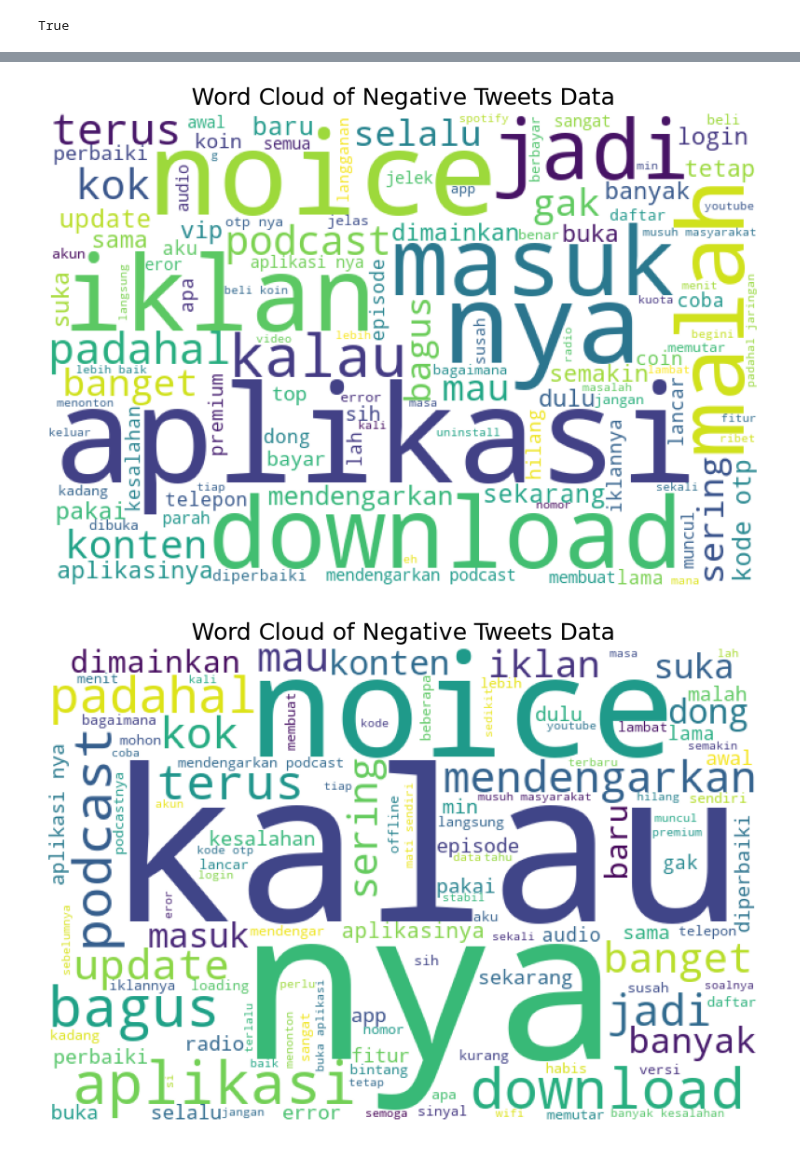
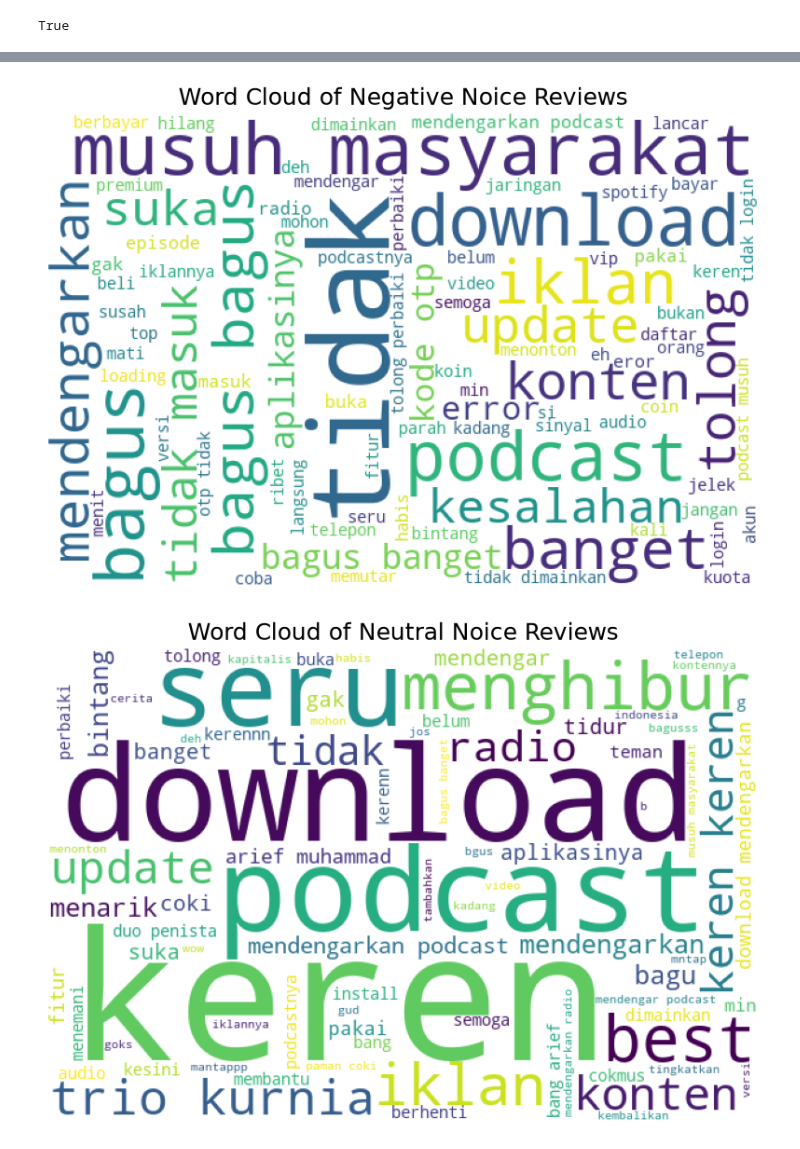
Before and after one commit to hairulanaam/sentiment-analysis-noice-app, a Jupyter notebook: notebook/training.ipynb, the cells around one changed output, grey strips where cells are left out. Drawn from its saved outputs; the diff is of its cells as text; code cells hidden in the pictures.

```diff
--- a/notebook/training.ipynb
+++ b/notebook/training.ipynb
@@ -54,0 +97,4 @@ memory usage: 1.0 MB
+# %%
+# Hapus kolom yang memiliki banyak nilai yang hilang
+df.drop(['replyContent', 'repliedAt'], axis=1, inplace=True)
+df.info()
@@ -286,15 +342,9 @@ negatif.index += 1
 # %%
+# DataFrame untuk ulasan dengan polaritas neutral
 pd.set_option('display.max_colwidth', 3000)
 
-# Membuat DataFrame baru 'netral' yang hanya berisi reviews dengan polaritas netral.
-netral = df_clean[df_clean['sentiment'] == 'netral']
-
-# Memilih hanya kolom-kolom tertentu dari DataFrame 'netral'.
-netral = netral[['text_final', 'sentiment','text_stopword']]
-
-# Mengatur ulang indeks DataFrame agar dimulai dari 0.
-netral = netral.reset_index(drop=True)
-
-# Menambahkan 1 ke semua indeks DataFrame.
-netral.index += 1
+neutral = df[df['polarity'] == 'neutral']
+neutral = neutral[['text_final', 'polarity_score', 'polarity','text_stopword']]
+neutral = neutral.reset_index(drop=True)
+neutral.index += 1
 # %%
@@ -371,73 +384,35 @@ plt.show()
 # %%
-# Membuat string kosong 'list_words' yang akan digunakan untuk mengumpulkan semua kata dari teks yang sudah dibersihkan dalam reviews negatif.
+# Visualisasi Word Cloud dari data ulasan negative
 list_words = ''
-
-# Iterasi melalui setiap tweet dalam kolom 'text_stopword' dari DataFrame 'negatif'.
-for tweet in negatif['text_stopword']:
-    # Iterasi melalui setiap kata dalam tweet.
+for tweet in negative['text_stopword']:
     for word in tweet:
-        # Menambahkan kata ke dalam 'list_words'.
         list_words += ' ' + (word)
 
-# Membuat objek WordCloud dengan parameter tertentu.
 wordcloud = WordCloud(width=600, height=400, background_color='white', min_font_size=10).generate(list_words)
-
-# Membuat gambar dan sumbu untuk menampilkan word cloud.
 fig, ax = plt.subplots(figsize=(8, 6))
-
-# Menetapkan judul untuk word cloud.
-ax.set_title('Word Cloud of Negative Tweets Data', fontsize=18)
-
-# Menonaktifkan grid pada sumbu.
+ax.set_title('Word Cloud of Negative Noice Reviews', fontsize=18)
 ax.grid(False)
-
-# Menampilkan word cloud dalam gambar.
 ax.imshow((wordcloud))
-
-# Mengatur layout gambar.
 fig.tight_layout(pad=0)
-
-# Menyembunyikan sumbu.
 ax.axis('off')
-
-# Menampilkan word cloud.
 plt.show()
 # %% [output]
-[figure, old version]
+[figure, new version]
 # %%
-# Membuat string kosong 'list_words' yang akan digunakan untuk mengumpulkan semua kata dari teks yang sudah dibersihkan dalam reviews netral.
+# Visualisasi Word Cloud dari data ulasan neutral
 list_words = ''
-
-# Iterasi melalui setiap tweet dalam kolom 'text_stopword' dari DataFrame 'netral'.
-for tweet in netral['text_stopword']:
-    # Iterasi melalui setiap kata dalam tweet.
+for tweet in neutral['text_stopword']:
     for word in tweet:
-        # Menambahkan kata ke dalam 'list_words'.
         list_words += ' ' + (word)
 
-# Membuat objek WordCloud dengan parameter tertentu.
 wordcloud = WordCloud(width=600, height=400, background_color='white', min_font_size=10).generate(list_words)
-
-# Membuat gambar dan sumbu untuk menampilkan word cloud.
 fig, ax = plt.subplots(figsize=(8, 6))
-
-# Menetapkan judul untuk word cloud.
-ax.set_title('Word Cloud of Negative Tweets Data', fontsize=18)
-
-# Menonaktifkan grid pada sumbu.
+ax.set_title('Word Cloud of Neutral Noice Reviews', fontsize=18)
 ax.grid(False)
-
-# Menampilkan word cloud dalam gambar.
 ax.imshow((wordcloud))
-
-# Mengatur layout gambar.
 fig.tight_layout(pad=0)
-
-# Menyembunyikan sumbu.
 ax.axis('off')
-
-# Menampilkan word cloud.
 plt.show()
 # %% [output]
-[figure, old version]
+[figure, new version]
 # %%
```
Also changed, not shown: parts of 48 cells of this notebook, 3 other files.
